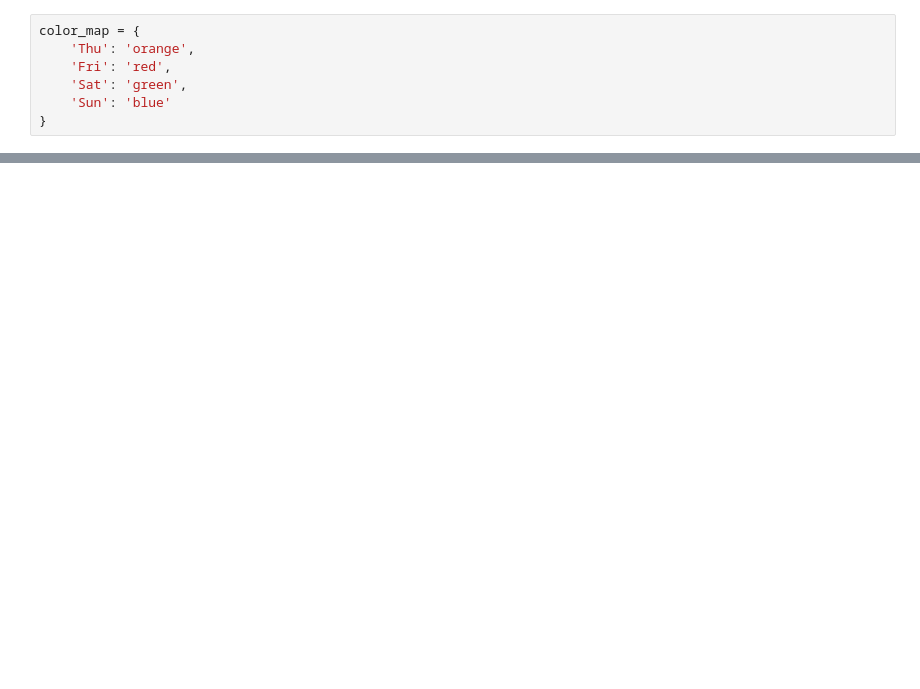
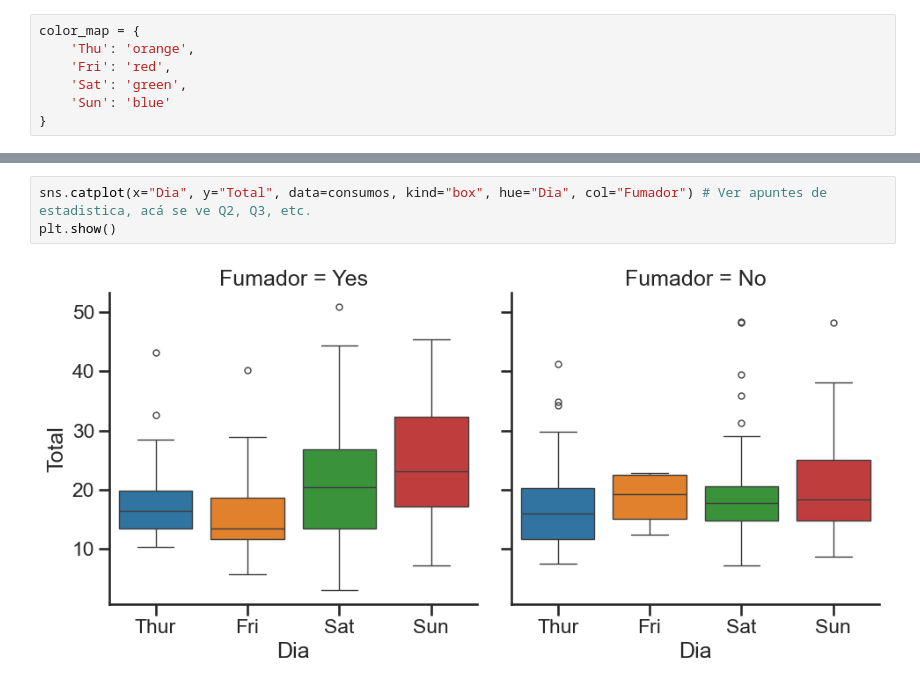
Before and after one commit to martinzwaryczz/ml_education_process, a Jupyter notebook: codigo_python/ejercicios_introductorios_seaborn/ejercicio_seaborn_6.ipynb, the cells around one changed output, grey strips where cells are left out. Saved outputs shown, nothing was run; the diff lists cells and outputs as text; blank space fills up the shorter version.

```diff
--- a/codigo_python/ejercicios_introductorios_seaborn/ejercicio_seaborn_6.ipynb
+++ b/codigo_python/ejercicios_introductorios_seaborn/ejercicio_seaborn_6.ipynb
@@ -31,0 +32,5 @@ plt.show()
+# %%
+sns.catplot(x="Dia", y="Total", data=consumos, kind="box", hue="Dia", col="Fumador") # Ver apuntes de estadistica, acá se ve Q2, Q3, etc.
+plt.show()
+# %% [output]
+[figure, added]
```
Also changed, not shown: parts of 6 cells of this notebook.
